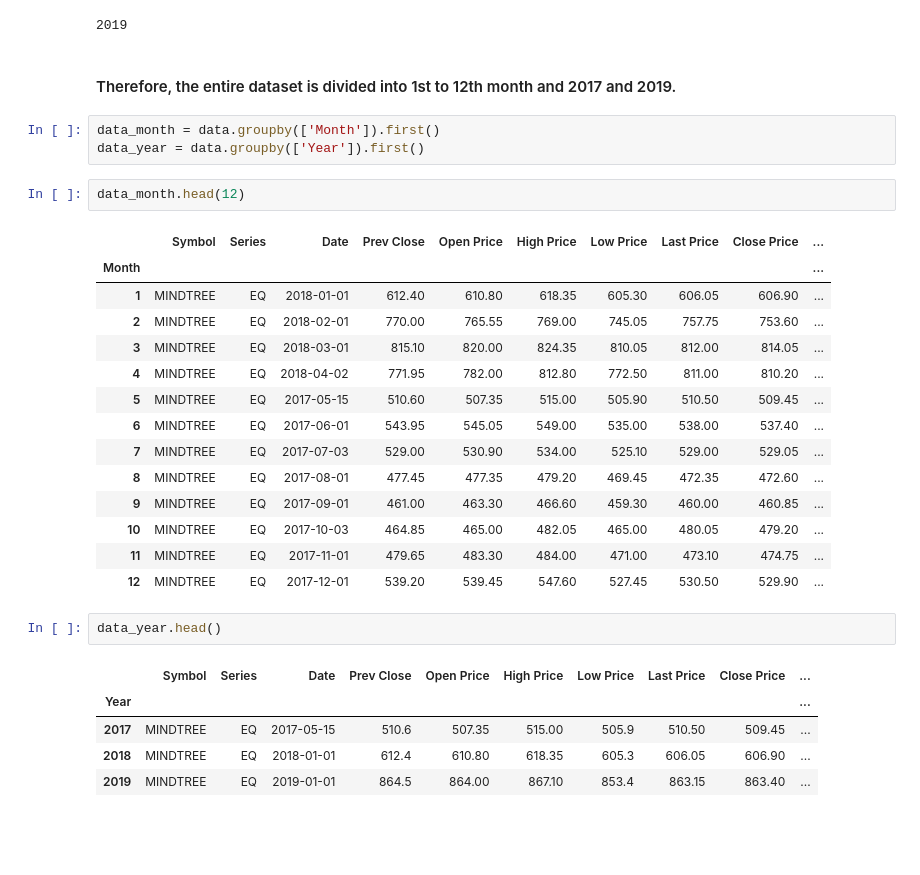
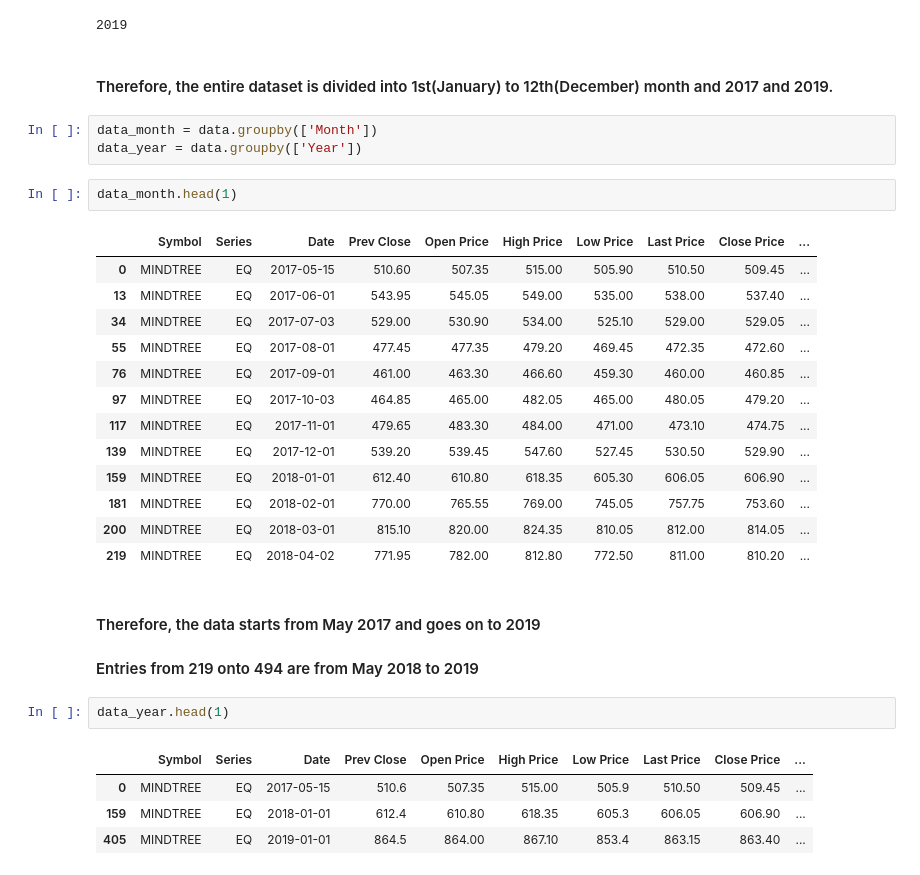
Before and after one commit to atkrish0/securitized-asset-analysis, a Jupyter notebook: 1 - EDA with Pandas(MINDTREE).ipynb, the cells around one changed output. Drawn from its saved outputs; the diff is of its cells as text; blank space fills up the shorter version.

```diff
--- a/1 - EDA with Pandas(MINDTREE).ipynb
+++ b/1 - EDA with Pandas(MINDTREE).ipynb
@@ -303,32 +305,33 @@ data['Year'].max()
 # %% [output]
 2019
 # %% [markdown]
-#### Therefore, the entire dataset is divided into 1st to 12th month and 2017 and 2019.
+#### Therefore, the entire dataset is divided into 1st(January) to 12th(December) month and 2017 and 2019.
 # %%
-data_month = data.groupby(['Month']).first()
-data_year = data.groupby(['Year']).first()
+data_month = data.groupby(['Month'])
+data_year = data.groupby(['Year'])
 # %%
-data_month.head(12)
+data_month.head(1)
 # %% [output]
 |  | Symbol | Series | Date | Prev Close | Open Price | High Price | Low Price | Last Price | Close Price | ... |
-| Month |  |  |  |  |  |  |  |  |  | ... |
-| 1 | MINDTREE | EQ | 2018-01-01 | 612.40 | 610.80 | 618.35 | 605.30 | 606.05 | 606.90 | ... |
-| 2 | MINDTREE | EQ | 2018-02-01 | 770.00 | 765.55 | 769.00 | 745.05 | 757.75 | 753.60 | ... |
-| 3 | MINDTREE | EQ | 2018-03-01 | 815.10 | 820.00 | 824.35 | 810.05 | 812.00 | 814.05 | ... |
-| 4 | MINDTREE | EQ | 2018-04-02 | 771.95 | 782.00 | 812.80 | 772.50 | 811.00 | 810.20 | ... |
-| 5 | MINDTREE | EQ | 2017-05-15 | 510.60 | 507.35 | 515.00 | 505.90 | 510.50 | 509.45 | ... |
-| 6 | MINDTREE | EQ | 2017-06-01 | 543.95 | 545.05 | 549.00 | 535.00 | 538.00 | 537.40 | ... |
-| 7 | MINDTREE | EQ | 2017-07-03 | 529.00 | 530.90 | 534.00 | 525.10 | 529.00 | 529.05 | ... |
-| 8 | MINDTREE | EQ | 2017-08-01 | 477.45 | 477.35 | 479.20 | 469.45 | 472.35 | 472.60 | ... |
-| 9 | MINDTREE | EQ | 2017-09-01 | 461.00 | 463.30 | 466.60 | 459.30 | 460.00 | 460.85 | ... |
-| 10 | MINDTREE | EQ | 2017-10-03 | 464.85 | 465.00 | 482.05 | 465.00 | 480.05 | 479.20 | ... |
-| 11 | MINDTREE | EQ | 2017-11-01 | 479.65 | 483.30 | 484.00 | 471.00 | 473.10 | 474.75 | ... |
-| 12 | MINDTREE | EQ | 2017-12-01 | 539.20 | 539.45 | 547.60 | 527.45 | 530.50 | 529.90 | ... |
+| 0 | MINDTREE | EQ | 2017-05-15 | 510.60 | 507.35 | 515.00 | 505.90 | 510.50 | 509.45 | ... |
+| 13 | MINDTREE | EQ | 2017-06-01 | 543.95 | 545.05 | 549.00 | 535.00 | 538.00 | 537.40 | ... |
+| 34 | MINDTREE | EQ | 2017-07-03 | 529.00 | 530.90 | 534.00 | 525.10 | 529.00 | 529.05 | ... |
+| 55 | MINDTREE | EQ | 2017-08-01 | 477.45 | 477.35 | 479.20 | 469.45 | 472.35 | 472.60 | ... |
+| 76 | MINDTREE | EQ | 2017-09-01 | 461.00 | 463.30 | 466.60 | 459.30 | 460.00 | 460.85 | ... |
+| 97 | MINDTREE | EQ | 2017-10-03 | 464.85 | 465.00 | 482.05 | 465.00 | 480.05 | 479.20 | ... |
+| 117 | MINDTREE | EQ | 2017-11-01 | 479.65 | 483.30 | 484.00 | 471.00 | 473.10 | 474.75 | ... |
+| 139 | MINDTREE | EQ | 2017-12-01 | 539.20 | 539.45 | 547.60 | 527.45 | 530.50 | 529.90 | ... |
+| 159 | MINDTREE | EQ | 2018-01-01 | 612.40 | 610.80 | 618.35 | 605.30 | 606.05 | 606.90 | ... |
+| 181 | MINDTREE | EQ | 2018-02-01 | 770.00 | 765.55 | 769.00 | 745.05 | 757.75 | 753.60 | ... |
+| 200 | MINDTREE | EQ | 2018-03-01 | 815.10 | 820.00 | 824.35 | 810.05 | 812.00 | 814.05 | ... |
+| 219 | MINDTREE | EQ | 2018-04-02 | 771.95 | 782.00 | 812.80 | 772.50 | 811.00 | 810.20 | ... |
+# %% [markdown]
+#### Therefore, the data starts from May 2017 and goes on to 2019
+#### Entries from 219 onto 494 are from May 2018 to 2019
 # %%
-data_year.head()
+data_year.head(1)
 # %% [output]
 |  | Symbol | Series | Date | Prev Close | Open Price | High Price | Low Price | Last Price | Close Price | ... |
-| Year |  |  |  |  |  |  |  |  |  | ... |
-| 2017 | MINDTREE | EQ | 2017-05-15 | 510.6 | 507.35 | 515.00 | 505.9 | 510.50 | 509.45 | ... |
-| 2018 | MINDTREE | EQ | 2018-01-01 | 612.4 | 610.80 | 618.35 | 605.3 | 606.05 | 606.90 | ... |
-| 2019 | MINDTREE | EQ | 2019-01-01 | 864.5 | 864.00 | 867.10 | 853.4 | 863.15 | 863.40 | ... |
+| 0 | MINDTREE | EQ | 2017-05-15 | 510.6 | 507.35 | 515.00 | 505.9 | 510.50 | 509.45 | ... |
+| 159 | MINDTREE | EQ | 2018-01-01 | 612.4 | 610.80 | 618.35 | 605.3 | 606.05 | 606.90 | ... |
+| 405 | MINDTREE | EQ | 2019-01-01 | 864.5 | 864.00 | 867.10 | 853.4 | 863.15 | 863.40 | ... |
```
Also changed, not shown: parts of 27 cells of this notebook.
